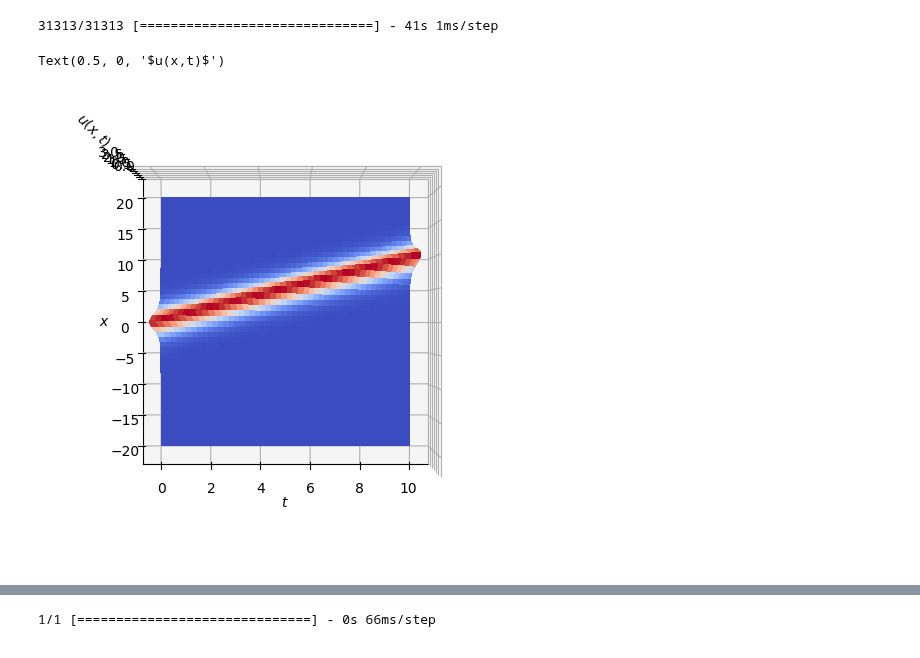
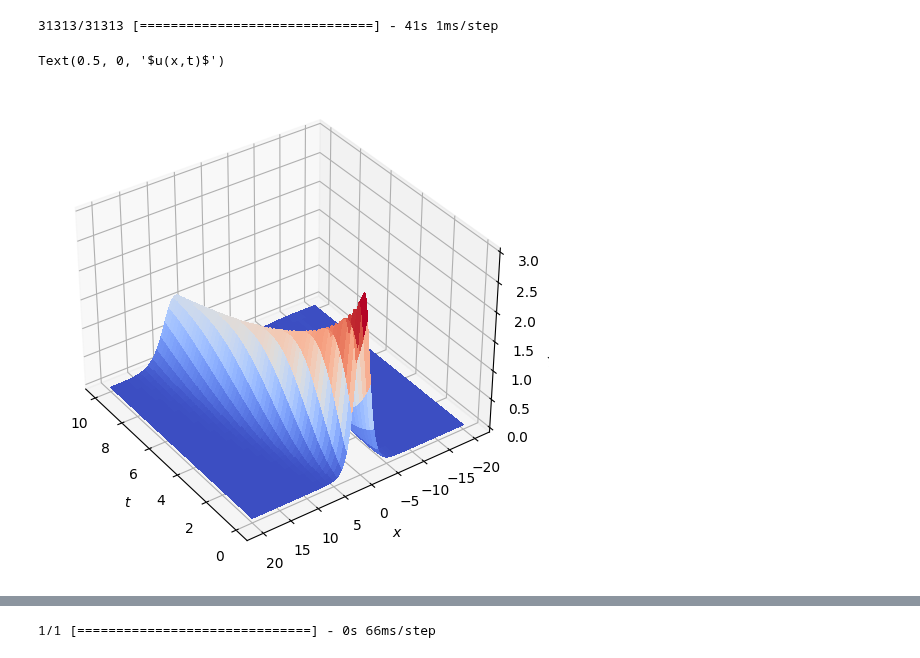
Before and after one commit to naiaseh/Trunk, a Jupyter notebook: PinnNew/KdVB.ipynb, the cells around one changed output, grey strips where cells are left out. Drawn from its saved outputs; the diff is of its cells as text; code cells hidden in the pictures.

Commit message:
KdV-Burgers KdV-B alpha=0.5 convergence

```diff
--- a/PinnNew/KdVB.ipynb
+++ b/PinnNew/KdVB.ipynb
@@ -42,7 +42,7 @@ b'/content/drive/MyDrive/Trunk/PinnNew'
 
 
 phi = 0.
-alpha = 0.
+alpha = 0.5
 beta = 0.7
 gamma = 1.
 c0 = 1.
@@ -245,26 +273,26 @@ U = upred.reshape(N+1,N+1)
 # %%
 from matplotlib import cm
 from matplotlib.colors import LightSource
 from matplotlib.ticker import LinearLocator
 fig = plt.figure(figsize=(9,6))
 ax = fig.add_subplot(111, projection='3d')
 ax.zaxis.set_rotate_label(True)
 
 ax.plot_surface(T, X, U, cmap='coolwarm', antialiased = False, linewidth=0);
-# ax.view_init(35,180-35,0)
-ax.view_init(90,-90,0)
+ax.view_init(35,180-35,0)
+# ax.view_init(90,-90,0)
 ax.set_xlabel('$t$')
 ax.set_ylabel('$x$')
 ax.set_zlabel('$u(x,t)$')
 
 # ax.set_title('Solution of KdV equation');
 
 # Customize the z axis.
 # ax.set_zlim(-1.01, 1.01)
 # ax.zaxis.set_major_locator(LinearLocator(1))
 # %% [output]
 Text(0.5, 0, '$u(x,t)$')
-[figure, old version]
+[figure, new version]
 # %%
 import pickle
 with open('KdVDoubleSolitonAdded64-128-128-128-64.pickle', 'rb') as f:
```
Also changed, not shown: parts of 9 cells of this notebook.
